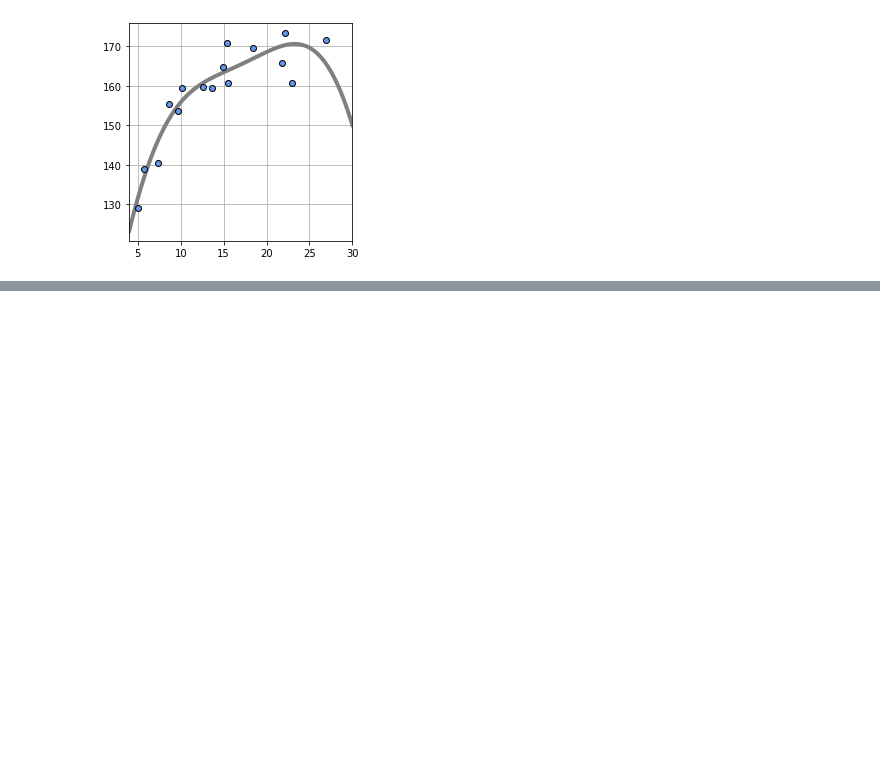
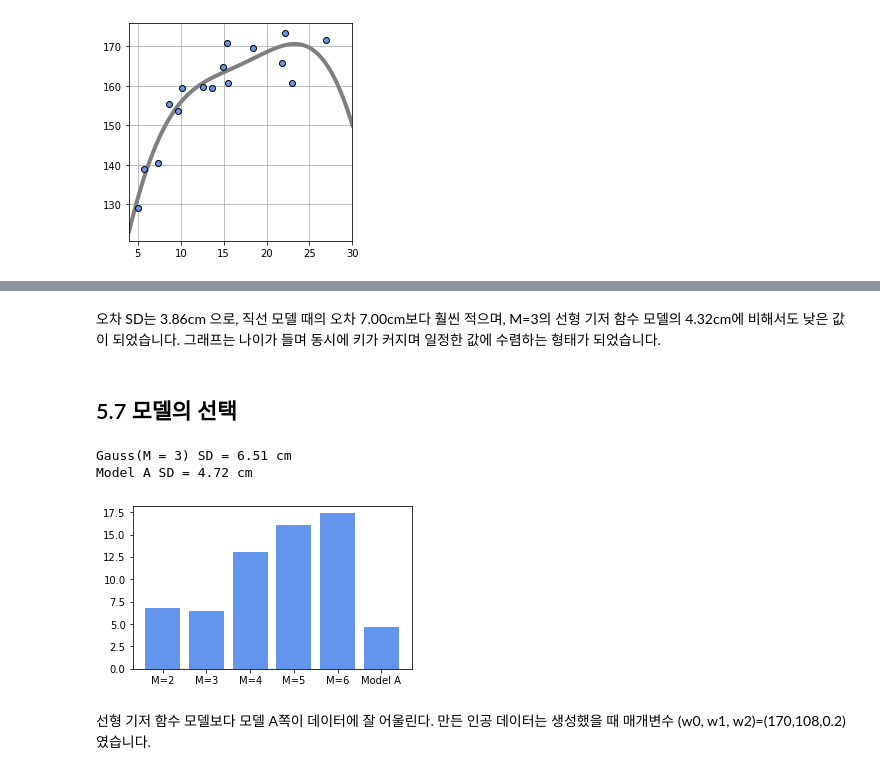
Before and after one commit to josephsh97KIM/MS_study, a Jupyter notebook: CAU_VIlab/week2_2.ipynb, the cells around one changed output, grey strips where cells are left out. Saved outputs shown, nothing was run; the diff lists cells and outputs as text; code cells hidden in the pictures; blank space fills up the shorter version.

```diff
--- a/CAU_VIlab/week2_2.ipynb
+++ b/CAU_VIlab/week2_2.ipynb
@@ -559,0 +603,44 @@ SD = 4.37 cm
+# %% [markdown]
+오차 SD는 3.86cm 으로, 직선 모델 때의 오차 7.00cm보다 훨씬 적으며, M=3의 선형 기저 함수 모델의 4.32cm에 비해서도 낮은 값이 되었습니다. 그래프는 나이가 들며 동시에 키가 커지며 일정한 값에 수렴하는 형태가 되었습니다.
+# %% [markdown]
+## 5.7 모델의 선택
+# %%
+# 교차 검증 model_A (LOOCV를 실시)
+def kfold_model_A(x, t, k) :
+  n = len(x)
+  mse_train = np.zeros(k)
+  mse_test  = np.zeros(k)
+
+  for i in range(0, k) :
+    x_train = x[np.fmod(range(n), k) != i]
+    t_train = t[np.fmod(range(n), k) != i]
+    x_test  = x[np.fmod(range(n), k) == i]
+    t_test  = t[np.fmod(range(n), k) == i]
+
+    wm = fit_model_A(np.array([169, 113, 0.2]), x_train, t_train)
+    mse_train[i] = mse_model_A(wm, x_train, t_train)
+    mse_test[i]  = mse_model_A(wm, x_test,  t_test)
+  return mse_train, mse_test
+
+# 메인
+K = 16
+Cv_A_train, Cv_A_test = kfold_model_A(X, T, K)
+mean_A_test = np.sqrt(np.mean(Cv_A_test))
+
+print("Gauss(M = 3) SD = {0:.2f} cm".format(mean_Gauss_test[1]))
+print("Model A SD = {0:.2f} cm".format(mean_A_test))
+
+SD = np.append(mean_Gauss_test[0:5], mean_A_test)
+M = range(6)
+label = ["M=2", "M=3", "M=4", "M=5", "M=6", "Model A"]
+
+plt.figure(figsize = (5, 3))
+plt.bar(M, SD, tick_label = label, align = "center", facecolor = "cornflowerblue")
+plt.show() #각각의 M에 대해서 비교
+# %% [output]
+Gauss(M = 3) SD = 6.51 cm
+Model A SD = 4.72 cm
+[figure, added]
+# %% [markdown]
+선형 기저 함수 모델보다 모델 A쪽이 데이터에 잘 어울린다.
+만든 인공 데이터는 생성했을 때 매개변수 (w0, w1, w2)=(170,108,0.2)였습니다.
```
Also changed, not shown: parts of 16 cells of this notebook.
